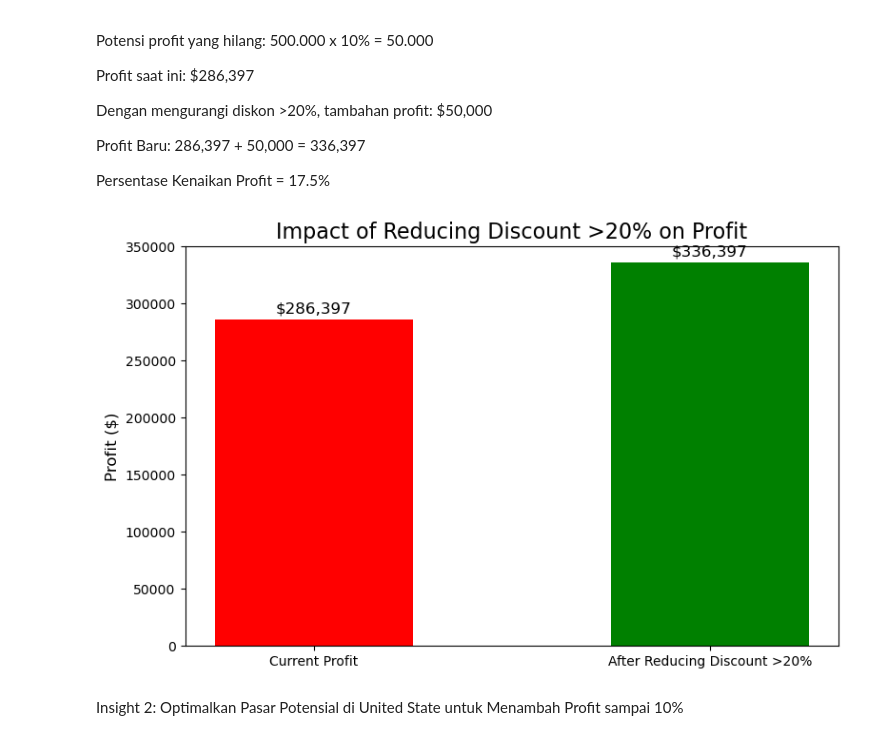
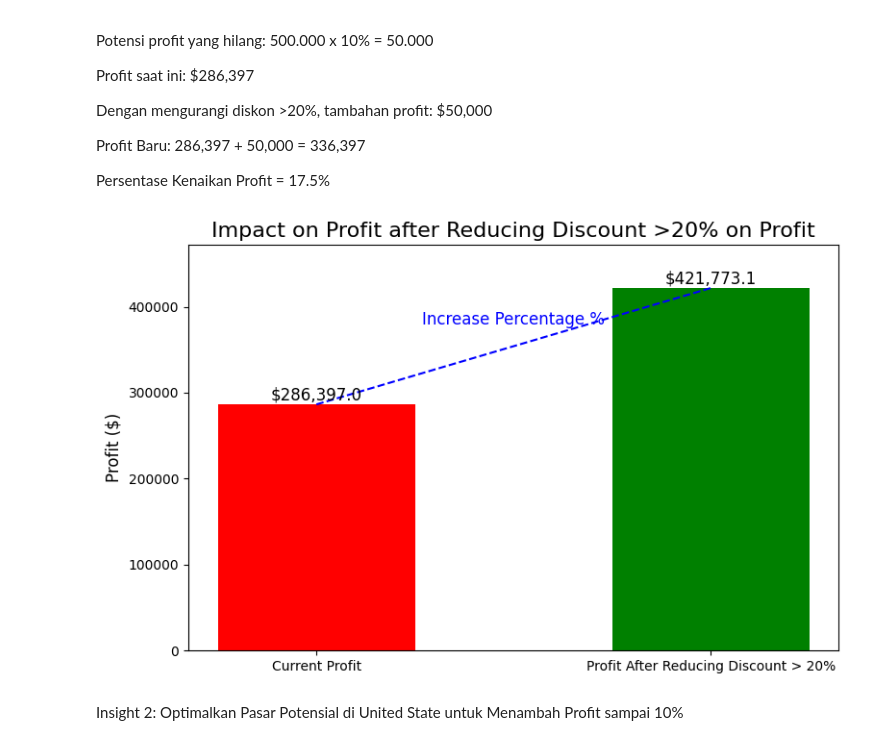
Before and after one commit to alhamfebian/purwadhika-jcdsol, a Jupyter notebook: Capstone Project/Capstone Project Module 2/capstone_project_module_2.ipynb, the cells around one changed output. Saved outputs shown, nothing was run; the diff lists cells and outputs as text; code cells hidden in the pictures.

Commit message:
add new visualization on insigh

```diff
--- a/Capstone Project/Capstone Project Module 2/capstone_project_module_2.ipynb
+++ b/Capstone Project/Capstone Project Module 2/capstone_project_module_2.ipynb
@@ -634,23 +632,42 @@ Profit Baru: 286,397 + 50,000 = 336,397
 
 Persentase Kenaikan Profit = 17.5%
 # %%
-actions = ["Current Profit", "After Reducing Discount >20%"]
-profits = [286397, 336397]
+barchart_labels = ["Current Profit", "Profit After Reducing Discount > 20%"]
+current_profit = df_saas_sales['Profit'].sum().round(1)
+temp_profit_sum = df_saas_sales[df_saas_sales['Discount'] > 0.2]['Profit'].sum()
+forecast_profit = (current_profit + abs(temp_profit_sum)).round(1)
+profits = [current_profit, forecast_profit]
 
 
 plt.figure(figsize=(8, 5))
-plt.bar(actions, profits, color=['red', 'green'], width=0.5)
-plt.title("Impact of Reducing Discount >20% on Profit", fontsize=16)
+plt.bar(barchart_labels, profits, color=['red', 'green'], width=0.5)
+plt.title("Impact on Profit after Reducing Discount >20% on Profit", fontsize=16)
 plt.ylabel("Profit ($)", fontsize=12)
 plt.ylim(0, 350000)
+
+
+# Menambahkan garis untuk memperlihatkan perbedaan
+x1, x2 = 0, 1
+y1, y2 = profits
+plt.plot([x1, x2], [y1, y2], color='blue', linestyle='--', linewidth=1.5)
+
+
+mid_x = (x1 + x2) / 2
+mid_y = (y1 + y2) / 2
+plt.annotate("Increase Percentage %", (mid_x, mid_y + 10000),
+             textcoords="offset points", xytext=(0, 10), ha='center', fontsize=12, color='blue')
+
+# Untuk adjust tinggi y-axis
+max_profit = max(profits)
+plt.ylim(0, max_profit + 50000)
 
 for i, profit in enumerate(profits):
     plt.text(i, profit + 5000, f"${profit:,}", ha='center', fontsize=12)
 
 plt.tight_layout()
 plt.show()
 # %% [output]
-[figure, old version]
+[figure, new version]
 # %% [markdown]
 Insight 2: Optimalkan Pasar Potensial di United State untuk Menambah Profit sampai 10%
 # %% [markdown]
```
Also changed, not shown: parts of 4 cells of this notebook.
